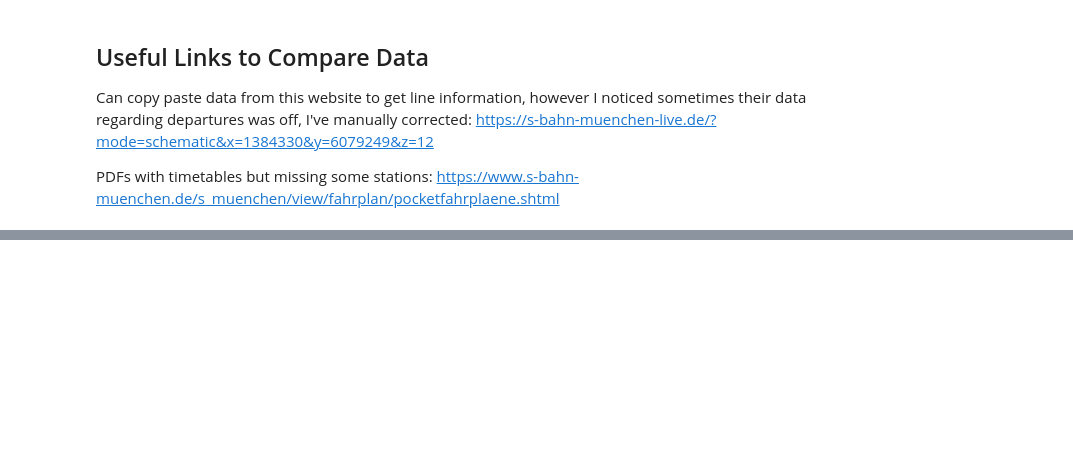
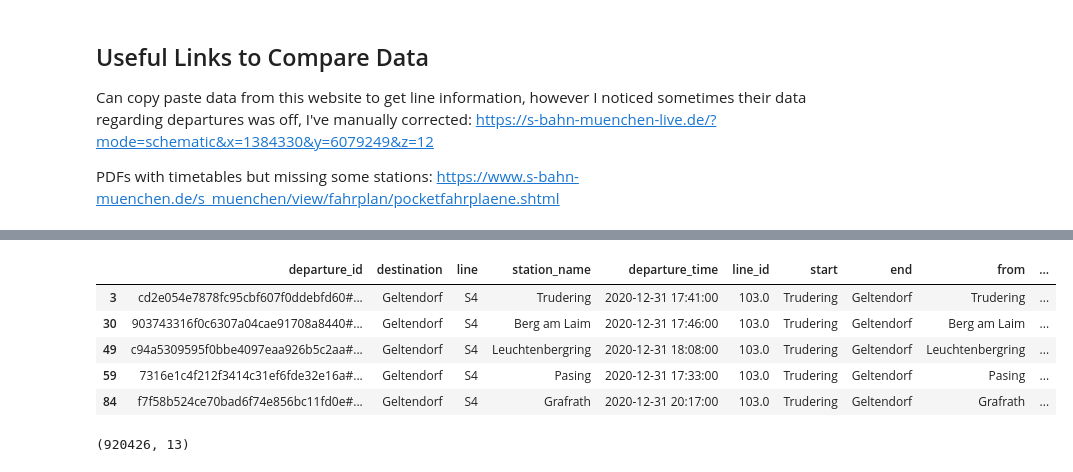
Before and after one commit to Ra0k/sbahn_monitor, a Jupyter notebook: matching_logic_example/Matching_stops_to_a_trip.ipynb, the cells around one changed output, grey strips where cells are left out. Saved outputs shown, nothing was run; the diff lists cells and outputs as text; code cells hidden in the pictures; blank space fills up the shorter version.

```diff
--- a/matching_logic_example/Matching_stops_to_a_trip.ipynb
+++ b/matching_logic_example/Matching_stops_to_a_trip.ipynb
@@ -354,0 +313,13 @@ https://www.s-bahn-muenchen.de/s_muenchen/view/fahrplan/pocketfahrplaene.shtml
+# %%
+all_stops_df.head()
+# %% [output]
+|  | departure_id | destination | line | station_name | departure_time | line_id | start | end | from | ... |
+| 3 | cd2e054e7878fc95cbf607f0ddebfd60#... | Geltendorf | S4 | Trudering | 2020-12-31 17:41:00 | 103.0 | Trudering | Geltendorf | Trudering | ... |
+| 30 | 903743316f0c6307a04cae91708a8440#... | Geltendorf | S4 | Berg am Laim | 2020-12-31 17:46:00 | 103.0 | Trudering | Geltendorf | Berg am Laim | ... |
+| 49 | c94a5309595f0bbe4097eaa926b5c2aa#... | Geltendorf | S4 | Leuchtenbergring | 2020-12-31 18:08:00 | 103.0 | Trudering | Geltendorf | Leuchtenbergring | ... |
+| 59 | 7316e1c4f212f3414c31ef6fde32e16a#... | Geltendorf | S4 | Pasing | 2020-12-31 17:33:00 | 103.0 | Trudering | Geltendorf | Pasing | ... |
+| 84 | f7f58b524ce70bad6f74e856bc11fd0e#... | Geltendorf | S4 | Grafrath | 2020-12-31 20:17:00 | 103.0 | Trudering | Geltendorf | Grafrath | ... |
+# %%
+all_stops_df.shape
+# %% [output]
+(920426, 13)
```
Also changed, not shown: parts of 23 cells of this notebook, 1 other file.
